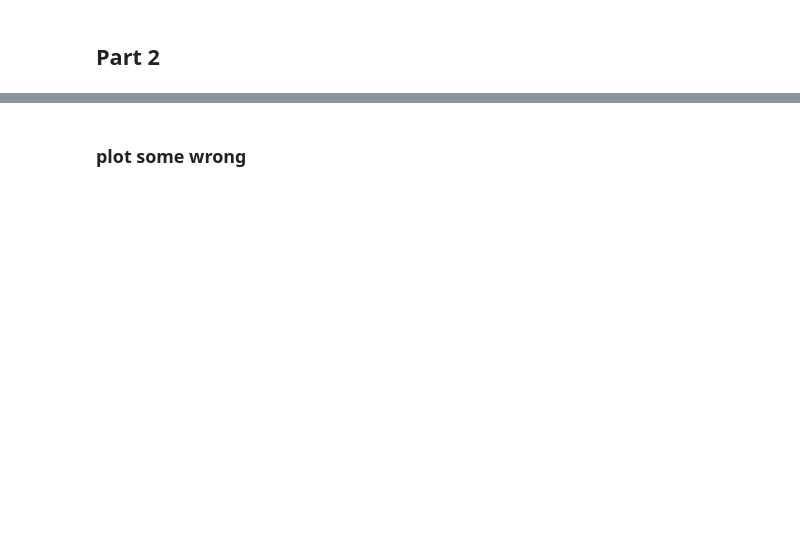
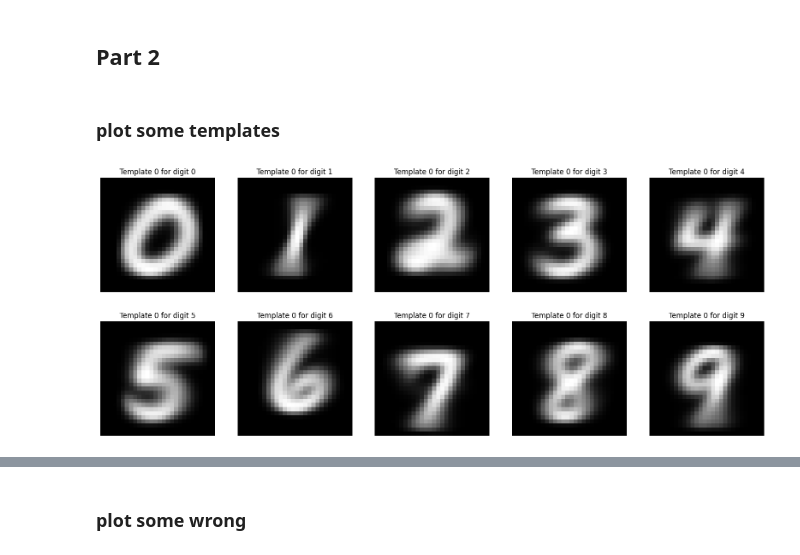
Before and after one commit to jonkor29/TTT4275-classification-project, a Jupyter notebook: digits.ipynb, the cells around one changed output, grey strips where cells are left out. Saved outputs shown, nothing was run; the diff lists cells and outputs as text; code cells hidden in the pictures; blank space fills up the shorter version.

```diff
--- a/digits.ipynb
+++ b/digits.ipynb
@@ -167,3 +170,20 @@ templates = np.zeros((10, M, 28*28))
 
 for i in range(10):
     templates[i] = KMeans(n_clusters = M, n_init='auto').fit(training_data[training_labels == i]).cluster_centers_
+# %% [markdown]
+### plot some templates
+# %%
+n = 0 #some number between 0 and M
+
+fig, axs = plt.subplots(2, 5)
+fig.set_size_inches(20, 8)
+
+for i in range(2):
+    for j in range(5):
+        axs[i, j].imshow(templates[i*5 + j, n].reshape(28, 28))
+        axs[i, j].set_title(f'Template {n} for digit {i*5 + j}')
+        axs[i, j].axis('off')
+
+plt.show()
+# %% [output]
+[figure, added]
```
Also changed, not shown: parts of 10 cells of this notebook, 4 other files.
